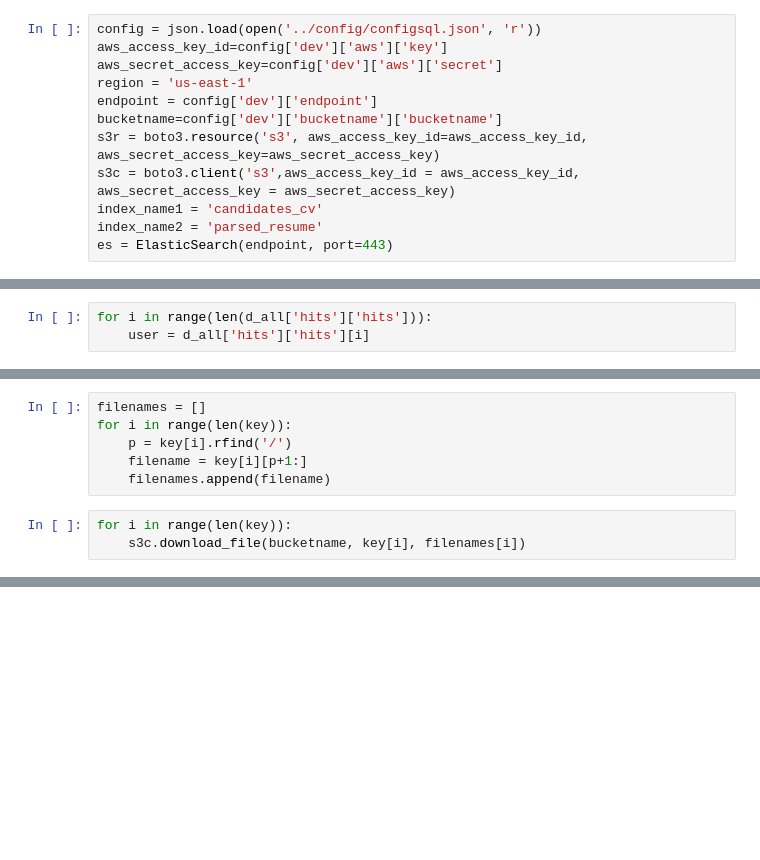
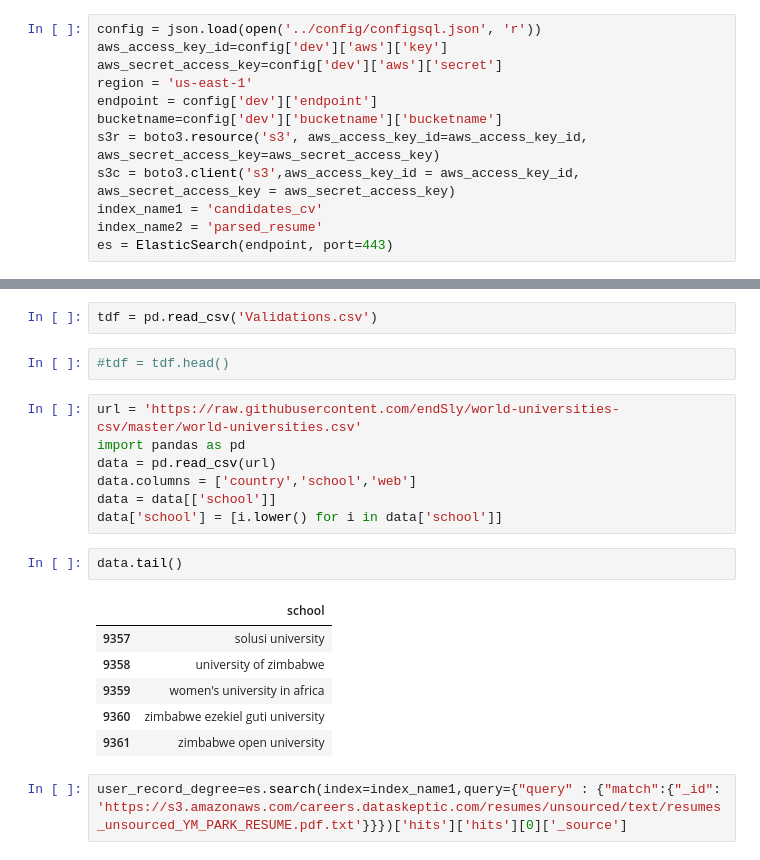
Before and after one commit to data-skeptic/dataskeptic.com, a Jupyter notebook: notebooks/resume_parser.ipynb, the cells around one changed output, grey strips where cells are left out. Drawn from its saved outputs; the diff is of its cells as text; blank space fills up the shorter version.

```diff
--- a/notebooks/resume_parser.ipynb
+++ b/notebooks/resume_parser.ipynb
@@ -30,4 +34 @@ d_all = es.search(index = index_name2, query={
                                      })
-# %%
-for i in range(len(d_all['hits']['hits'])):
-    user = d_all['hits']['hits'][i]
@@ -205,9 +156,0 @@ for obj in objects:
-# %%
-filenames = []
-for i in range(len(key)):
-    p = key[i].rfind('/')
-    filename = key[i][p+1:]
-    filenames.append(filename)
-# %%
-for i in range(len(key)):
-    s3c.download_file(bucketname, key[i], filenames[i])
@@ -249,0 +192,22 @@ user2['education'].find('University')
+# %%
+tdf = pd.read_csv('Validations.csv')
+# %%
+#tdf = tdf.head()
+# %%
+url = 'https://raw.githubusercontent.com/endSly/world-universities-csv/master/world-universities.csv'
+import pandas as pd
+data = pd.read_csv(url)
+data.columns = ['country','school','web']
+data = data[['school']]
+data['school'] = [i.lower() for i in data['school']]
+# %%
+data.tail()
+# %% [output]
+|  | school |
+| 9357 | solusi university |
+| 9358 | university of zimbabwe |
+| 9359 | women's university in africa |
+| 9360 | zimbabwe ezekiel guti university |
+| 9361 | zimbabwe open university |
+# %%
+user_record_degree=es.search(index=index_name1,query={"query" : {"match":{"_id": 'https://s3.amazonaws.com/careers.dataskeptic.com/resumes/unsourced/text/resumes_unsourced_YM_PARK_RESUME.pdf.txt'}}})['hits']['hits'][0]['_source']
```
Also changed, not shown: parts of 50 cells of this notebook.
